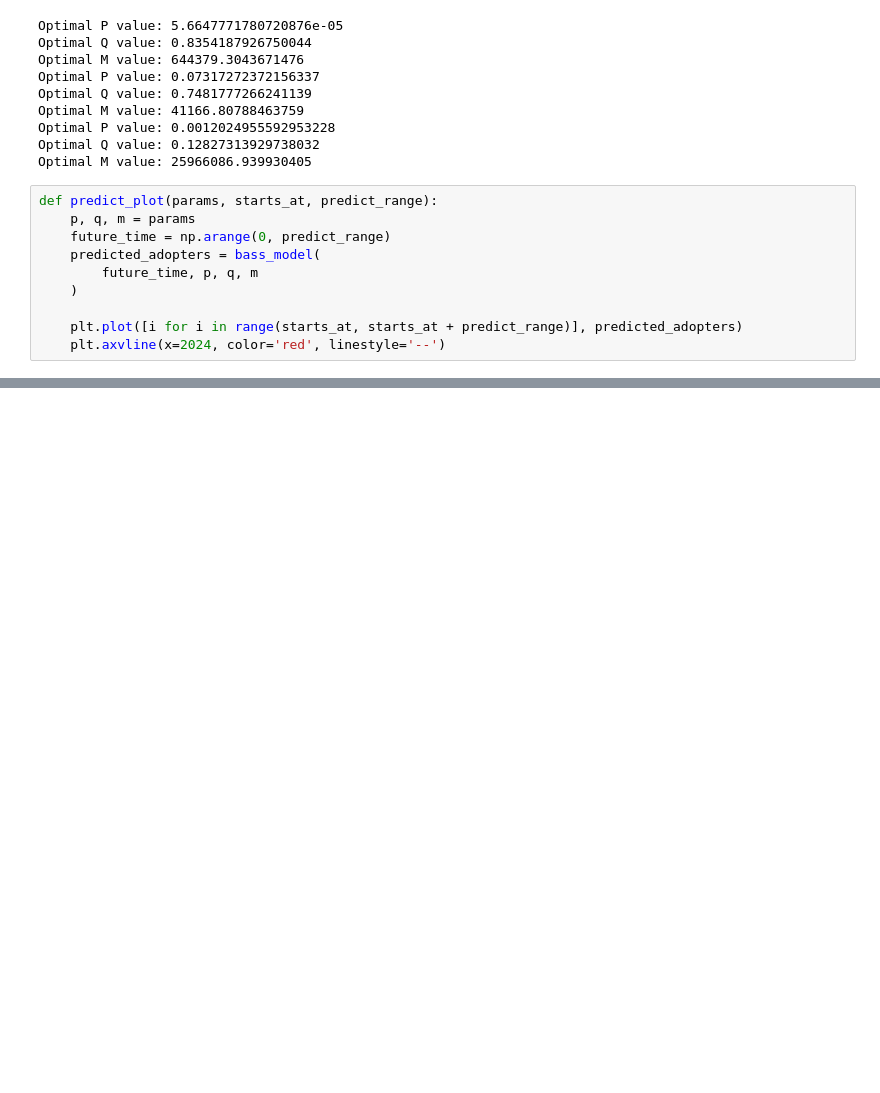
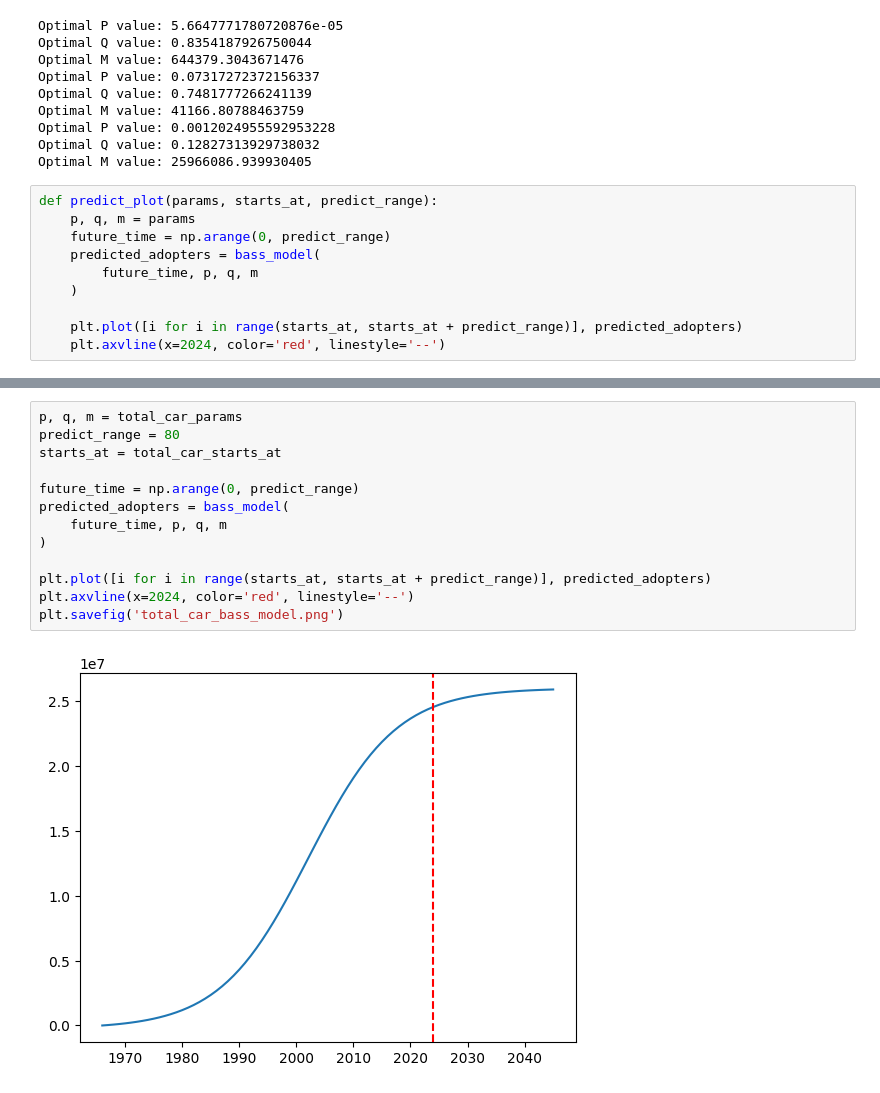
Before and after one commit to eslerkang/optimization-lab, a Jupyter notebook: iie3114/project.ipynb, the cells around one changed output, grey strips where cells are left out. Cells and saved outputs as stored; diff of their text form; blank space fills up the shorter version.

```diff
--- a/iie3114/project.ipynb
+++ b/iie3114/project.ipynb
@@ -129,0 +141,15 @@ predict_plot(total_car_params, total_car_starts_at, 100)
+# %%
+p, q, m = total_car_params
+predict_range = 80
+starts_at = total_car_starts_at
+
+future_time = np.arange(0, predict_range)
+predicted_adopters = bass_model(
+    future_time, p, q, m
+)
+
+plt.plot([i for i in range(starts_at, starts_at + predict_range)], predicted_adopters)
+plt.axvline(x=2024, color='red', linestyle='--')
+plt.savefig('total_car_bass_model.png')
+# %% [output]
+[figure, added]
```
Also changed, not shown: parts of 6 cells of this notebook, 3 other files.
